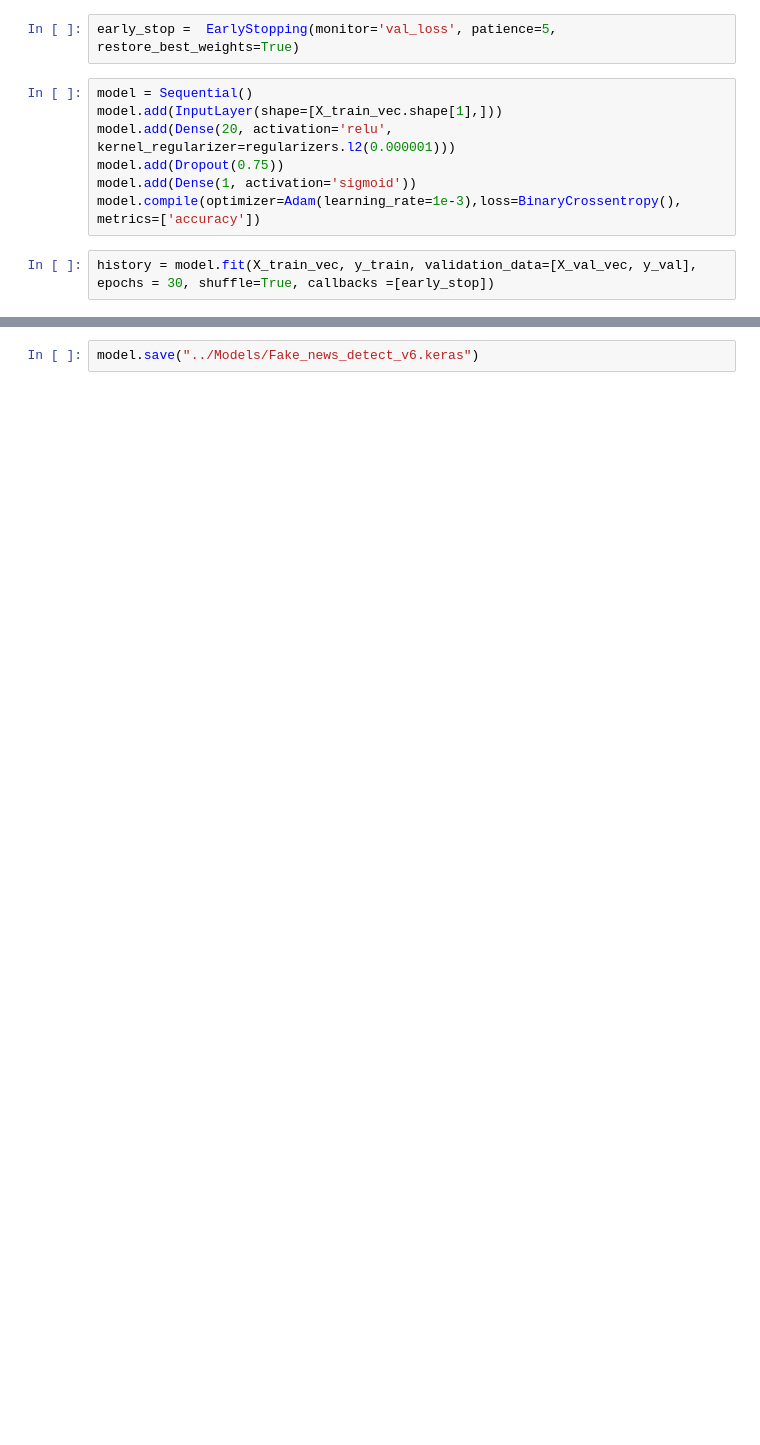
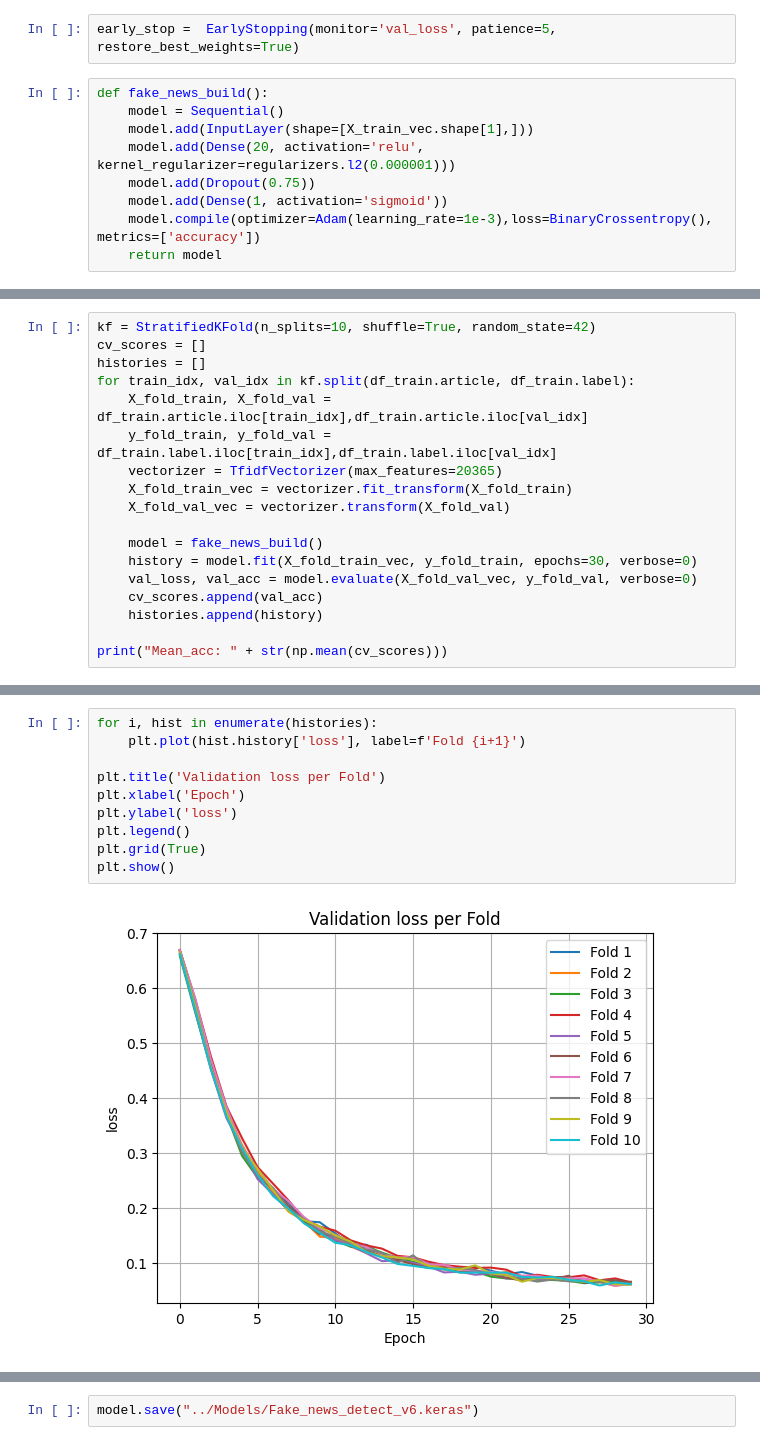
Before and after one commit to paolobskiddy/Filipino-Fake-News-Neural-Network, a Jupyter notebook: Notebooks/Model_Training.ipynb, the cells around one changed output, grey strips where cells are left out. Cells and saved outputs as stored; diff of their text form; blank space fills up the shorter version.

Commit message:
"Added Cross Validation"

```diff
--- a/Notebooks/Model_Training.ipynb
+++ b/Notebooks/Model_Training.ipynb
@@ -26,11 +17,11 @@ with open('../tools/saved_vectorizer_v2.pkl', 'wb') as file:
 # %%
 early_stop =  EarlyStopping(monitor='val_loss', patience=5, restore_best_weights=True)
 # %%
-model = Sequential()
-model.add(InputLayer(shape=[X_train_vec.shape[1],]))
-model.add(Dense(20, activation='relu', kernel_regularizer=regularizers.l2(0.000001)))
-model.add(Dropout(0.75))
-model.add(Dense(1, activation='sigmoid'))
-model.compile(optimizer=Adam(learning_rate=1e-3),loss=BinaryCrossentropy(), metrics=['accuracy'])
+def fake_news_build():
+    model = Sequential()
+    model.add(InputLayer(shape=[X_train_vec.shape[1],]))
+    model.add(Dense(20, activation='relu', kernel_regularizer=regularizers.l2(0.000001)))
+    model.add(Dropout(0.75))
+    model.add(Dense(1, activation='sigmoid'))
+    model.compile(optimizer=Adam(learning_rate=1e-3),loss=BinaryCrossentropy(), metrics=['accuracy'])
+    return model
-# %%
-history = model.fit(X_train_vec, y_train, validation_data=[X_val_vec, y_val], epochs = 30, shuffle=True, callbacks =[early_stop])
@@ -54,0 +28,18 @@ Epoch 30/30
+# %%
+kf = StratifiedKFold(n_splits=10, shuffle=True, random_state=42)
+cv_scores = []
+histories = []
+for train_idx, val_idx in kf.split(df_train.article, df_train.label):
+    X_fold_train, X_fold_val = df_train.article.iloc[train_idx],df_train.article.iloc[val_idx]
+    y_fold_train, y_fold_val = df_train.label.iloc[train_idx],df_train.label.iloc[val_idx]
+    vectorizer = TfidfVectorizer(max_features=20365)
+    X_fold_train_vec = vectorizer.fit_transform(X_fold_train)
+    X_fold_val_vec = vectorizer.transform(X_fold_val)
+
+    model = fake_news_build()
+    history = model.fit(X_fold_train_vec, y_fold_train, epochs=30, verbose=0)
+    val_loss, val_acc = model.evaluate(X_fold_val_vec, y_fold_val, verbose=0)
+    cv_scores.append(val_acc)
+    histories.append(history)
+
+print("Mean_acc: " + str(np.mean(cv_scores)))
@@ -54,0 +65,12 @@ Epoch 30/30
+# %%
+for i, hist in enumerate(histories):
+    plt.plot(hist.history['loss'], label=f'Fold {i+1}')
+
+plt.title('Validation loss per Fold')
+plt.xlabel('Epoch')
+plt.ylabel('loss')
+plt.legend()
+plt.grid(True)
+plt.show()
+# %% [output]
+[figure, added]
```
Also changed, not shown: parts of 10 cells of this notebook, 3 other files.
